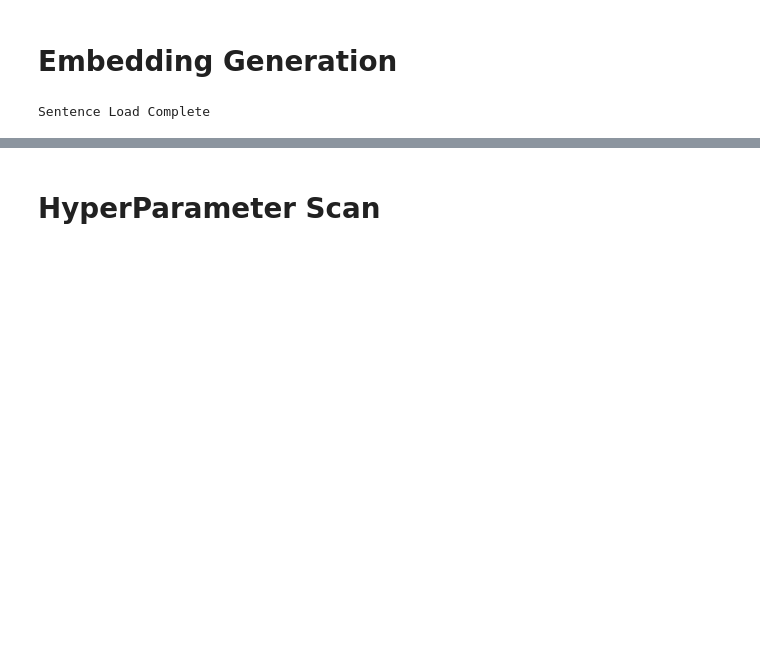
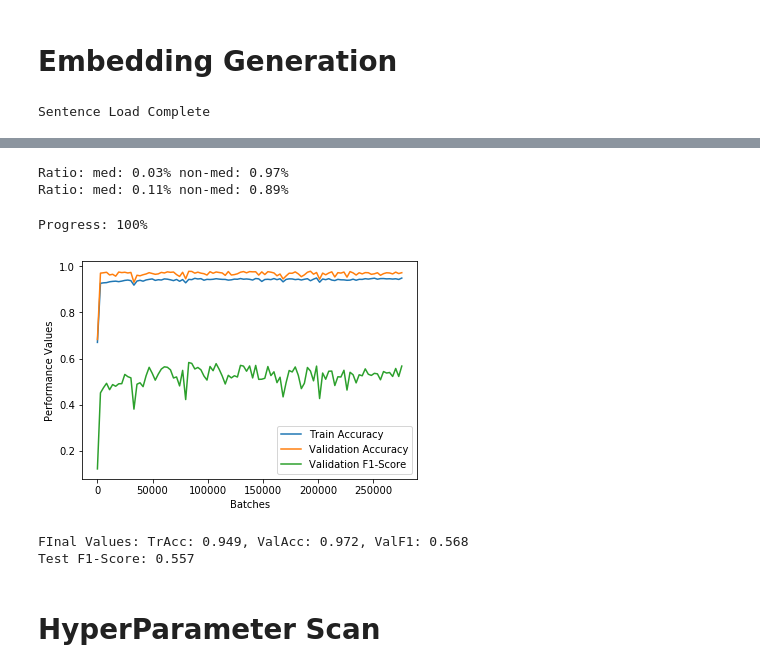
Before and after one commit to goto1991/L2B2-medication-extraction, a Jupyter notebook: Model 4.ipynb, the cells around one changed output, grey strips where cells are left out. Drawn from its saved outputs; the diff is of its cells as text; code cells hidden in the pictures; blank space fills up the shorter version.

```diff
--- a/Model 4.ipynb
+++ b/Model 4.ipynb
@@ -42,0 +44,7 @@ Sentence Load Complete
+# %%
+#word_indices, emb_layer = fn.get_index_and_emb_layer(model)
+#fn.write_word_indices(word_indices, 'word_indices')
+#fn.write_emb_layer(emb_layer, 'emb_layer')
+
+word_indices = fn.load_word_indices('word_indices')
+emb_layer = fn.load_emb_layer('emb_layer')
@@ -89,9 +77,17 @@ for case in labelled_cases.data:
 # %%
 print('Ratio: med: {:.2f}% non-med: {:.2f}%'.format(*(np.array(sets['train_labels']).sum(0)/ len(sets['train_labels']))))
-fn.saturate_training_set_training(sets, 0.1)
+fn.saturate_training_set_training(sets['train_set'], sets['train_labels'], 0.1)
 print('Ratio: med: {:.2f}% non-med: {:.2f}%'.format(*(np.array(sets['train_labels']).sum(0)/ len(sets['train_labels']))))
+# %% [output]
+Ratio: med: 0.03% non-med: 0.97%
+Ratio: med: 0.11% non-med: 0.89%
 # %%
-NN = FF_Model(input_size=1050, layers=[50])
-NN.build_graph()
-_,_,_,_ = NN.train(sets, epochs=20, batch=30, show_progress=True, show_plot=True)
+RNN = RNN_Model(vocab_size=len(word_indices), state_size=100, num_classes=2, window=5, emb_layer=emb_layer)
+RNN.build_graph()
+_, _, _, _, = RNN.train(sets=sets, epochs=1, batch=1, report_percentage=1, show_progress=True, show_plot=True)
+# %% [output]
+Progress: 100%
+[figure, added]
+FInal Values: TrAcc: 0.949, ValAcc: 0.972, ValF1: 0.568
+Test F1-Score: 0.557
 # %%
```
Also changed, not shown: parts of 16 cells of this notebook, 7 other files.
